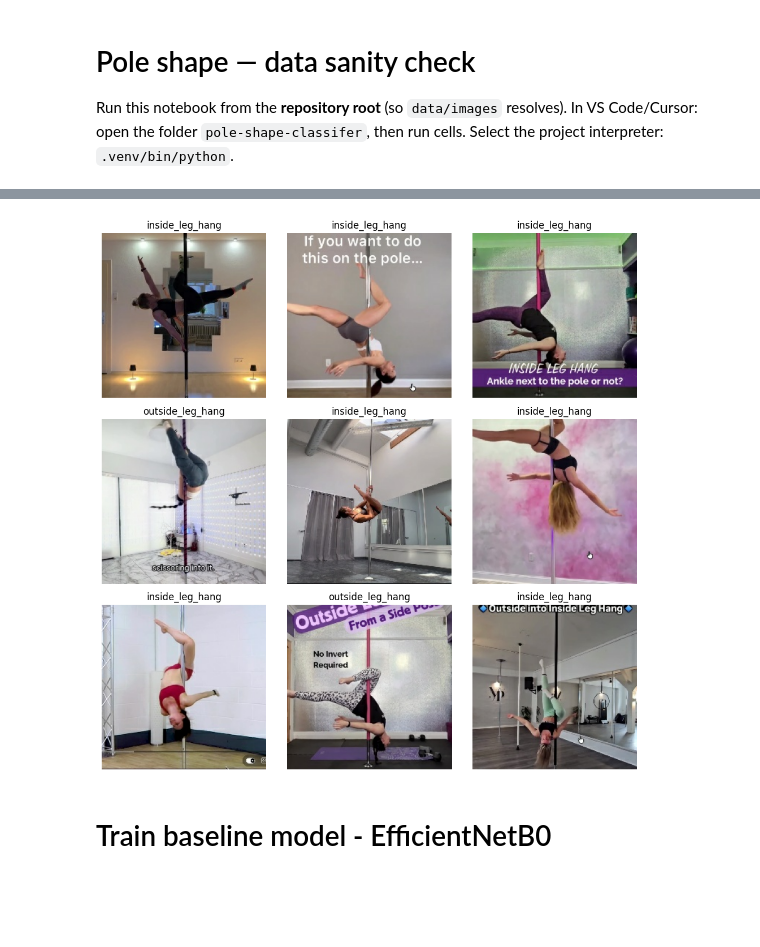
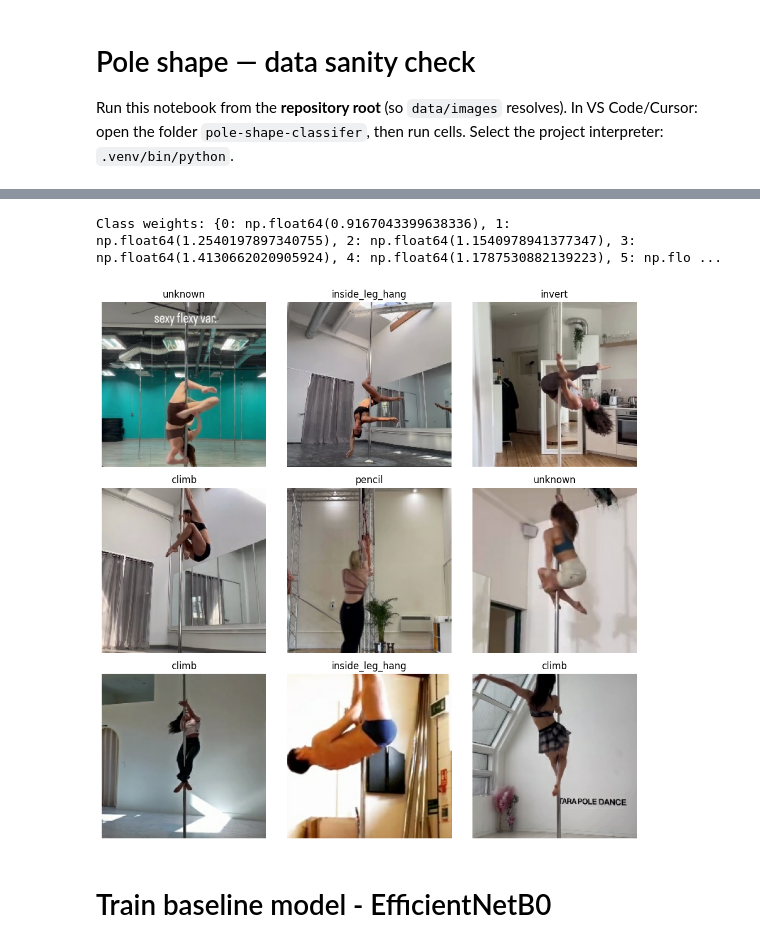
Before and after one commit to jqzhappyhours/pole-shape-classifier, a Jupyter notebook: model.ipynb, the cells around one changed output, grey strips where cells are left out. Cells and saved outputs as stored; diff of their text form; code cells hidden in the pictures; blank space fills up the shorter version.

```diff
--- a/model.ipynb
+++ b/model.ipynb
@@ -24,0 +25,6 @@ if not IMAGE_DIR.is_dir():
+# %%
+
+
+train_ds = keras.utils.image_dataset_from_directory("data/images/train", image_size=(224,224), batch_size=32)
+val_ds   = keras.utils.image_dataset_from_directory("data/images/val",   image_size=(224,224), batch_size=32)
+test_ds  = keras.utils.image_dataset_from_directory("data/images/test",  image_size=(224,224), batch_size=32)
@@ -25,51 +60,26 @@ if not IMAGE_DIR.is_dir():
 # %%
-from sklearn.utils.class_weight import compute_class_weight
-
-batch_size = 32
-seed = 1337
-
-train_ds = keras.utils.image_dataset_from_directory(
-    ROOT / "data" / "images" / "train",
-    seed=seed,
-    shuffle=True,
-    image_size=(224, 224),
-    batch_size=batch_size,
-)
-val_ds = keras.utils.image_dataset_from_directory(
-    ROOT / "data" / "images" / "val",
-    seed=seed,
-    shuffle=False,
-    image_size=(224, 224),
-    batch_size=batch_size,
-)
-test_ds = keras.utils.image_dataset_from_directory(
-    ROOT / "data" / "images" / "test",
-    seed=seed,
-    shuffle=False,
-    image_size=(224, 224),
-    batch_size=batch_size,
-)
-
 # Compute class weights to handle imbalance
 labels = np.concatenate([y.numpy() for _, y in train_ds])
 class_weights_arr = compute_class_weight('balanced', classes=np.unique(labels), y=labels)
 class_weight = dict(enumerate(class_weights_arr))
 print("Class weights:", class_weight)
+# %% [output]
+Class weights: {0: np.float64(0.9167043399638336), 1: np.float64(1.2540197897340755), 2: np.float64(1.1540978941377347), 3: np.float64(1.4130662020905924), 4: np.float64(1.1787530882139223), 5: np.flo ...
 # %%
-class_names = full_ds.class_names
+class_names = train_ds.class_names
 plt.figure(figsize=(10, 10))
 for images, labels in train_ds.take(1):
     n = min(9, int(images.shape[0]))
     for i in range(n):
         ax = plt.subplot(3, 3, i + 1)
         plt.imshow(np.array(images[i]).astype("uint8"))
         lbl = int(labels[i])
         title = class_names[lbl] if lbl < len(class_names) else str(lbl)
         plt.title(title)
         plt.axis("off")
 plt.tight_layout()
 plt.show()
 # %% [output]
-[figure, old version]
+[figure, new version]
 # %% [markdown]
 # Train baseline model - EfficientNetB0
```
Also changed, not shown: parts of 12 cells of this notebook, 6 other files.
